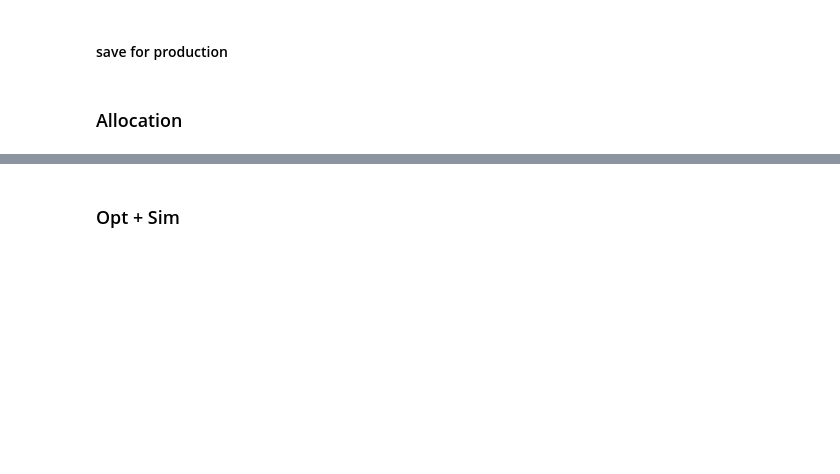
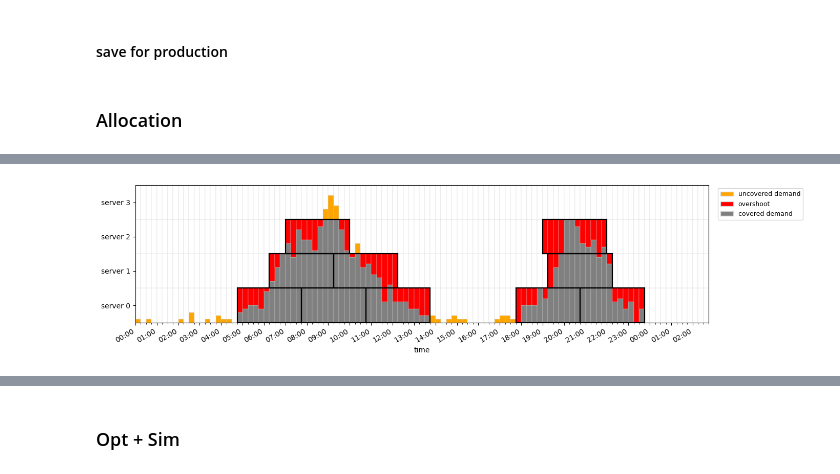
Before and after one commit to ZanchiLorenzo/security_paper, a Jupyter notebook: Tester FLR security.ipynb, the cells around one changed output, grey strips where cells are left out. Saved outputs shown, nothing was run; the diff lists cells and outputs as text; code cells hidden in the pictures; blank space fills up the shorter version.

Commit message:
Integration of allocation into a class

```diff
--- a/Tester FLR security.ipynb
+++ b/Tester FLR security.ipynb
@@ -1274,0 +1352,88 @@ torch.save({
+# %%
+def plot_grid_overlay(grid, alloc, time_values, L=None):
+
+    import matplotlib.dates as mdates
+    from matplotlib.patches import Patch, Rectangle
+
+    D = np.asarray(grid, dtype=np.float64)
+    if isinstance(alloc, (list, tuple)):                     # list of Solution
+        cov = np.vstack([np.asarray(s.coverage, dtype=bool) for s in alloc])
+    else:                                                    # bool matrix (n_rows, T)
+        cov = np.asarray(alloc, dtype=bool)
+    if cov.shape[0] != D.shape[0] or cov.shape[1] < D.shape[1]:
+        raise ValueError(f"alloc shape {cov.shape} incompatible with grid shape {D.shape}")
+    real_bins = D.shape[1]
+    extra = cov.shape[1] - real_bins                         # overhang slots after the end of the day
+    if extra:
+        D = np.pad(D, ((0, 0), (0, extra)))
+
+    time_values = pd.to_datetime(pd.Series(time_values).reset_index(drop=True))
+    n_rows, n_bins = D.shape
+
+    bin_minutes = (
+        (time_values.iloc[1] - time_values.iloc[0]).total_seconds() / 60
+        if len(time_values) > 1 else 15
+    )
+
+    if extra and len(time_values) == real_bins:              # extend the time axis over the overhang
+        more = time_values.iloc[-1] + pd.to_timedelta(np.arange(1, extra + 1) * bin_minutes, unit="min")
+        time_values = pd.concat([time_values, pd.Series(more)], ignore_index=True)
+    if len(time_values) != n_bins:
+        raise ValueError(f"time_values has {len(time_values)} entries, grid has {n_bins} columns")
+
+    time_values = pd.to_datetime(pd.Series(time_values).reset_index(drop=True))
+    n_rows, n_bins = D.shape
+    if len(time_values) != n_bins:
+        raise ValueError(f"time_values has {len(time_values)} entries, grid has {n_bins} columns")
+
+    x0 = mdates.date2num(time_values)                        # left edge of each bin
+    width = bin_minutes / (24 * 60)                          # bin width in matplotlib date units
+    GREY, ORANGE, RED, WHITE = "grey", "orange", "red", "white"
+    edge = dict(edgecolor="lightgray", linewidth=0.3)
+
+    fig, ax = plt.subplots(figsize=(14, 0.4 * n_rows + 2))
+    for c in range(n_rows):
+        d, covered = D[c], cov[c]
+        # bottom part: demand  (grey if covered, orange if not)
+        m = d > 1e-9
+        ax.bar(x0[m], d[m], width=width, bottom=c, align="edge",
+               color=np.where(covered[m], GREY, ORANGE), **edge)
+        # top part: capacity not needed  (red if covered = waste, white if not)
+        idle = 1.0 - d
+        m = idle > 1e-9
+        ax.bar(x0[m], idle[m], width=width, bottom=c + d[m], align="edge",
+               color=np.where(covered[m], RED, WHITE), **edge)
+
+    # outlined rectangle per shift block
+    if isinstance(alloc, (list, tuple)) and L is not None:
+        blocks = [(c, int(s0), int(L)) for c, sol in enumerate(alloc) for s0 in sol.starts]
+
+    for c, s0, ln in blocks:
+        ax.add_patch(Rectangle((x0[s0], c), ln * width, 1, fill=False,
+                               edgecolor="black", linewidth=1.6, zorder=3))
+
+    ax.set_xlim(x0[0], x0[-1] + width)
+    ax.set_ylim(0, n_rows)
+    ax.set_yticks(np.arange(n_rows) + 0.5)
+    ax.set_yticklabels([f"server {y}" for y in range(n_rows)])
+
+    ax.xaxis_date()
+    ax.xaxis.set_major_locator(mdates.HourLocator(interval=1))
+    ax.xaxis.set_major_formatter(mdates.DateFormatter("%H:%M"))
+    ax.xaxis.set_minor_locator(mdates.MinuteLocator(byminute=[0, 15, 30, 45]))
+    ax.set_xlabel("time")
+
+    legend_handles = [
+        Patch(facecolor=ORANGE, edgecolor="lightgray", label="uncovered demand"),
+        Patch(facecolor=RED, edgecolor="lightgray", label="overshoot"),
+        Patch(facecolor=GREY, edgecolor="lightgray", label="covered demand"),
+    ]
+    ax.legend(handles=legend_handles, loc="upper left", bbox_to_anchor=(1.01, 1), fontsize=9)
+    fig.autofmt_xdate()
+    fig.tight_layout()
+    plt.show()
+
+time_values = pd.date_range("2026-01-01 00:00", periods=D.shape[1], freq=f"15min")
+plot_grid_overlay(D, sols, time_values, L=L)
+# %% [output]
+[figure, added]
```
Also changed, not shown: parts of 17 cells of this notebook, 5 other files.
